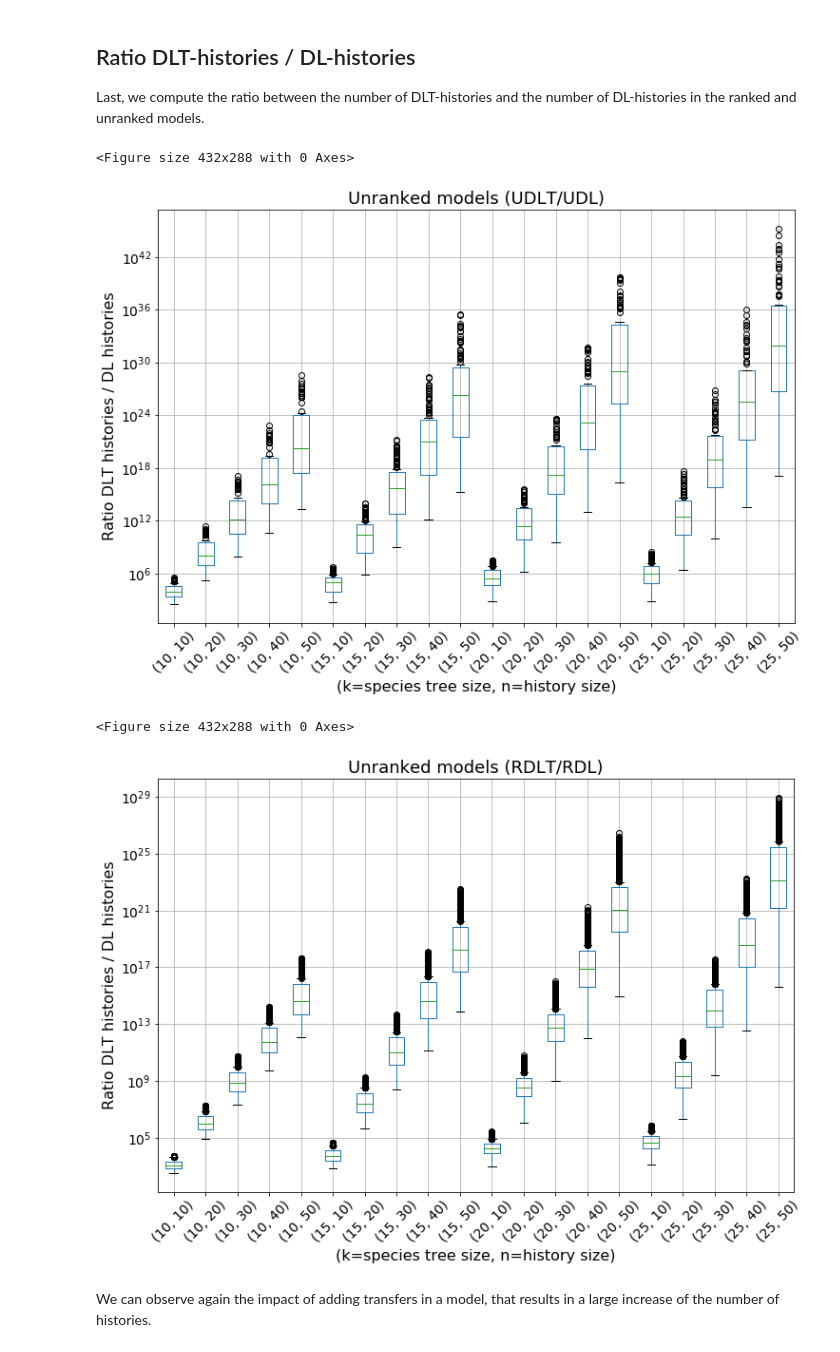
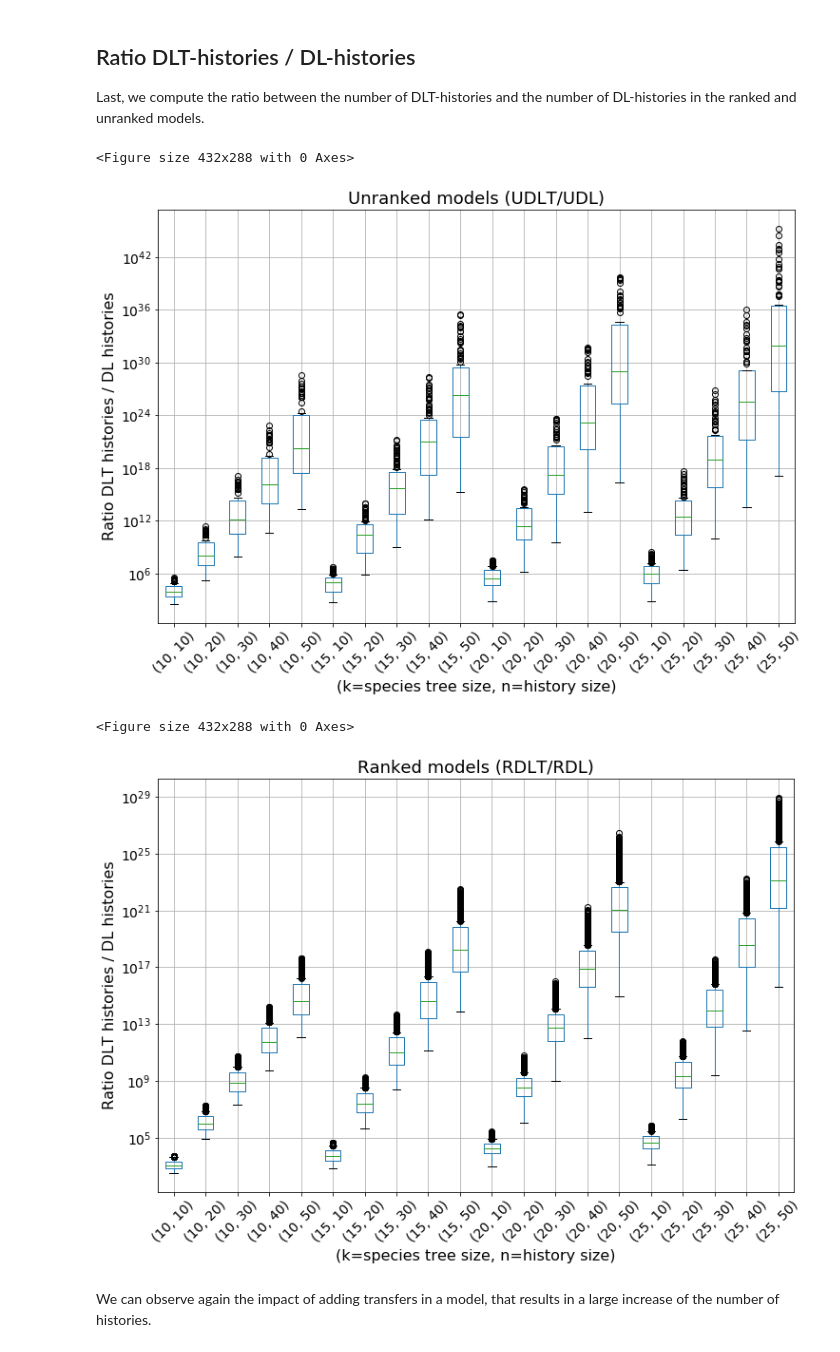
Before and after one commit to cchauve/DLT-Histories, a Jupyter notebook: doc/notebooks/Paper_figures.ipynb, the cells around one changed output. Saved outputs shown, nothing was run; the diff lists cells and outputs as text; code cells hidden in the pictures.

```diff
--- a/doc/notebooks/Paper_figures.ipynb
+++ b/doc/notebooks/Paper_figures.ipynb
@@ -366,28 +316,28 @@ RATIOS_R_DLT_DL = pd.DataFrame.from_dict({(k,n): RESULTS_aux[k][n]
 # %%
 plt.figure()
 ax_ratio1a = RATIOS_U_DLT_DL.transpose().plot(kind='box', grid=True, figsize=(12,8), return_type='axes', title='Unranked models (UDLT/UDL)', fontsize=14)
 ax_ratio1a.title.set_size(18)
 ax_ratio1a.set_yscale('log')
 ax_ratio1a.set_ylabel('Ratio DLT histories / DL histories', fontsize=16)
 plt.xticks(rotation=45)
 ax_ratio1a.set_xlabel('(k=species tree size, n=history size)', fontsize=16)
 plt.savefig('paper/ratio_UDLT_UDL_per_tree.png')
 plt.show()
 
 plt.figure()
-ax_ratio1b = RATIOS_R_DLT_DL.transpose().plot(kind='box', grid=True, figsize=(12,8), return_type='axes', title='Unranked models (RDLT/RDL)', fontsize=14)
+ax_ratio1b = RATIOS_R_DLT_DL.transpose().plot(kind='box', grid=True, figsize=(12,8), return_type='axes', title='Ranked models (RDLT/RDL)', fontsize=14)
 ax_ratio1b.title.set_size(18)
 ax_ratio1b.set_yscale('log')
 ax_ratio1b.set_ylabel('Ratio DLT histories / DL histories', fontsize=16)
 plt.xticks(rotation=45)
 ax_ratio1b.set_xlabel('(k=species tree size, n=history size)', fontsize=16)
 plt.savefig('paper/ratio_RDLT_RDL_per_tree.png')
 plt.show()
 # %% [output]
 <Figure size 432x288 with 0 Axes>
 [figure]
 <Figure size 432x288 with 0 Axes>
-[figure, old version]
+[figure, new version]
 # %% [markdown]
 We can observe again the impact of adding transfers in a model, that results in a large increase of the number of histories.
 # %% [markdown]
```
Also changed, not shown: parts of 8 cells of this notebook.
